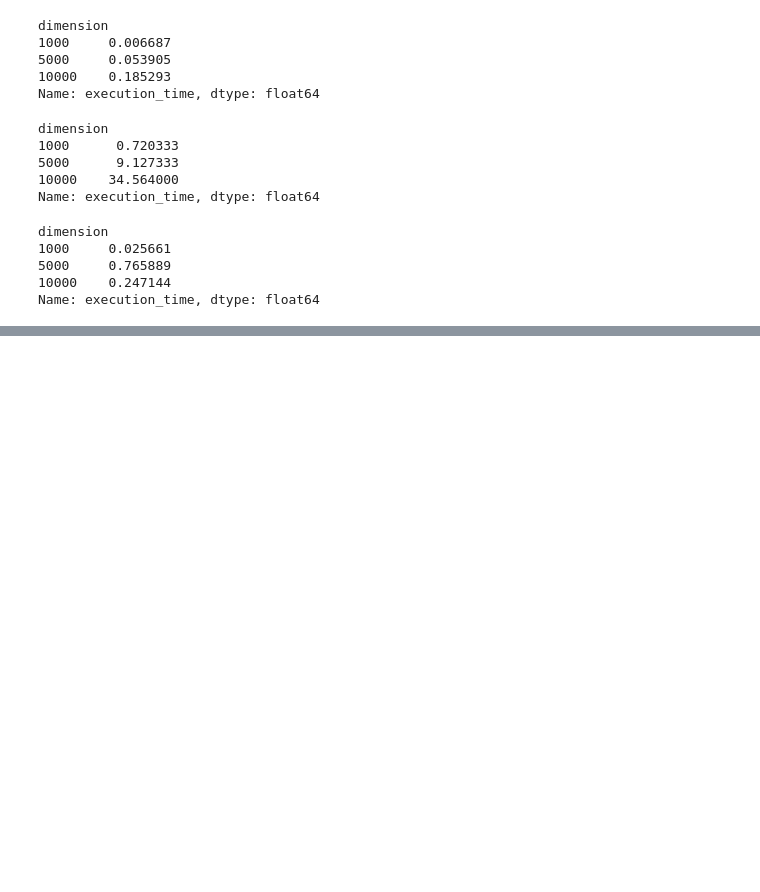
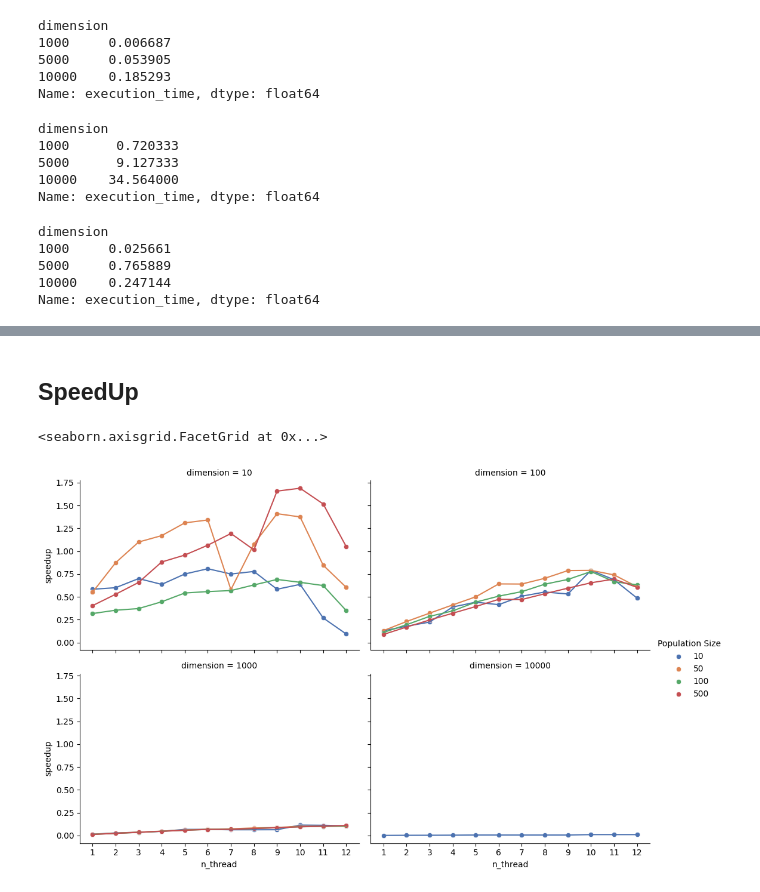
Before and after one commit to VivianeGalvao/computacao_distribuida, a Jupyter notebook: metrics.ipynb, the cells around one changed output, grey strips where cells are left out. Drawn from its saved outputs; the diff is of its cells as text; code cells hidden in the pictures; blank space fills up the shorter version.

```diff
--- a/metrics.ipynb
+++ b/metrics.ipynb
@@ -64,0 +151,2 @@ Name: execution_time, dtype: float64
+# %%
+df_open['n_thread'] = df_open['n_thread'].astype(str)
@@ -64,0 +170,10 @@ Name: execution_time, dtype: float64
+# %% [markdown]
+## SpeedUp
+# %%
+g = sns.FacetGrid(df_open, col="dimension", hue="n_pop", col_wrap=2, sharey=True, height=3.5, aspect=1.5, palette="deep")
+g.map(sns.lineplot, "n_thread", "speedup")
+g.map(sns.scatterplot, "n_thread", "speedup")
+g.add_legend(title="Population Size")
+# %% [output]
+<seaborn.axisgrid.FacetGrid at 0x...>
+[figure, added]
```
Also changed, not shown: parts of 26 cells of this notebook, 13 other files.
